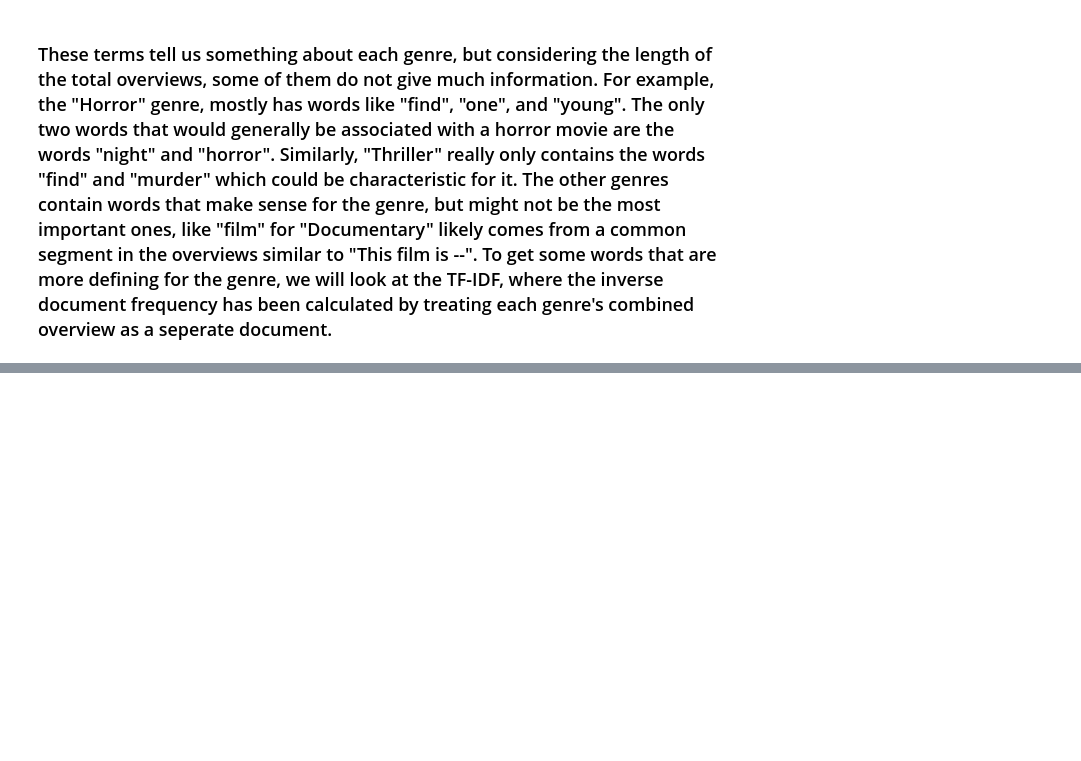
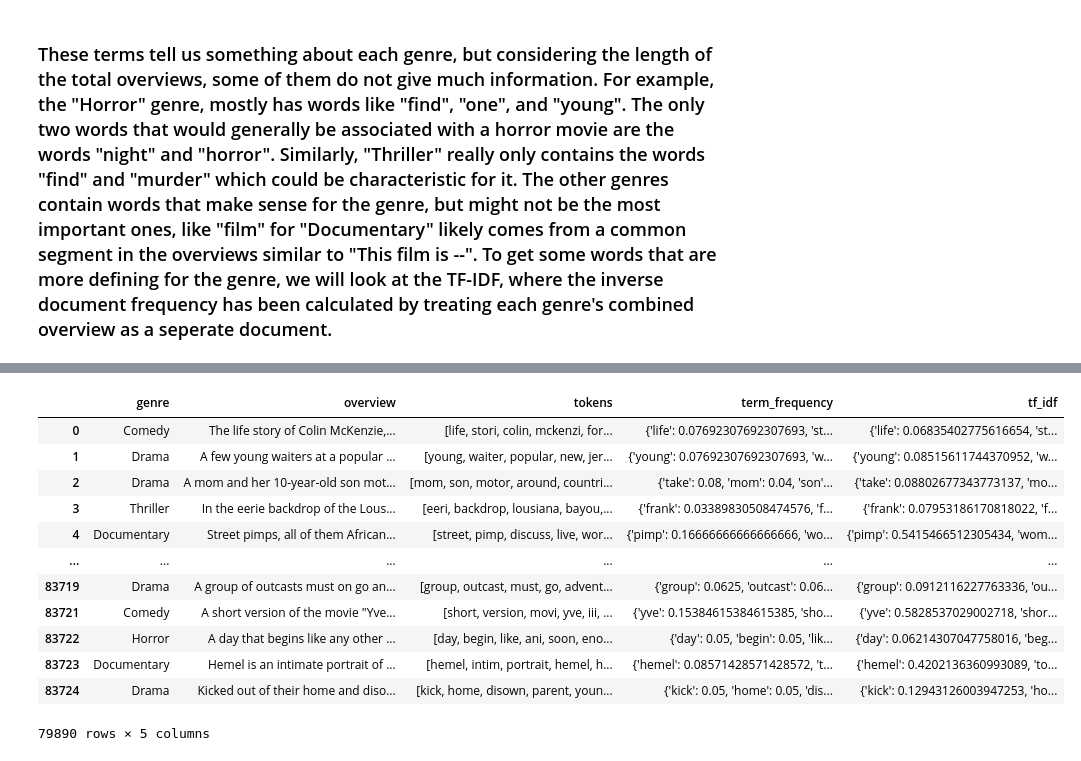
Before and after one commit to Simo067m/ComSocSci-Assignments, a Jupyter notebook: project/text_analysis.ipynb, the cells around one changed output, grey strips where cells are left out. Cells and saved outputs as stored; diff of their text form; code cells hidden in the pictures; blank space fills up the shorter version.

```diff
--- a/project/text_analysis.ipynb
+++ b/project/text_analysis.ipynb
@@ -301,0 +320,20 @@ plot_genre_clouds_in_single_figure(genre_tokens)
+# %%
+def inverse_document_frequency_df(documents : list):
+    number_of_documents = len(documents)
+    # Find the number of documents containing each token
+    document_frequency = {}
+    for document in documents:
+        for token in set(document):
+            if token not in document_frequency:
+                document_frequency[token] = 1
+            else:
+                document_frequency[token] += 1
+    # Find the inverse document frequency of each token
+    inverse_document_frequency = {token : np.log10(number_of_documents / document_frequency[token]) for token in document_frequency}
+    return inverse_document_frequency
+# %%
+# Compute the inverse document frequency
+idf = inverse_document_frequency_df(overviews)
+# %%
+# Compute the term frequency
+genre_overview_df["term_frequency"] = genre_overview_df["tokens"].apply(term_frequency)
@@ -301,0 +343,16 @@ plot_genre_clouds_in_single_figure(genre_tokens)
+# %%
+genre_overview_df
+# %% [output]
+|  | genre | overview | tokens | term_frequency | tf_idf |
+| 0 | Comedy | The life story of Colin McKenzie,... | [life, stori, colin, mckenzi, for... | {'life': 0.07692307692307693, 'st... | {'life': 0.06835402775616654, 'st... |
+| 1 | Drama | A few young waiters at a popular ... | [young, waiter, popular, new, jer... | {'young': 0.07692307692307693, 'w... | {'young': 0.08515611744370952, 'w... |
+| 2 | Drama | A mom and her 10-year-old son mot... | [mom, son, motor, around, countri... | {'take': 0.08, 'mom': 0.04, 'son'... | {'take': 0.08802677343773137, 'mo... |
+| 3 | Thriller | In the eerie backdrop of the Lous... | [eeri, backdrop, lousiana, bayou,... | {'frank': 0.03389830508474576, 'f... | {'frank': 0.07953186170818022, 'f... |
+| 4 | Documentary | Street pimps, all of them African... | [street, pimp, discuss, live, wor... | {'pimp': 0.16666666666666666, 'wo... | {'pimp': 0.5415466512305434, 'wom... |
+| ... | ... | ... | ... | ... | ... |
+| 83719 | Drama | A group of outcasts must on go an... | [group, outcast, must, go, advent... | {'group': 0.0625, 'outcast': 0.06... | {'group': 0.0912116227763336, 'ou... |
+| 83721 | Comedy | A short version of the movie "Yve... | [short, version, movi, yve, iii, ... | {'yve': 0.15384615384615385, 'sho... | {'yve': 0.5828537029002718, 'shor... |
+| 83722 | Horror | A day that begins like any other ... | [day, begin, like, ani, soon, eno... | {'day': 0.05, 'begin': 0.05, 'lik... | {'day': 0.06214307047758016, 'beg... |
+| 83723 | Documentary | Hemel is an intimate portrait of ... | [hemel, intim, portrait, hemel, h... | {'hemel': 0.08571428571428572, 't... | {'hemel': 0.4202136360993089, 'to... |
+| 83724 | Drama | Kicked out of their home and diso... | [kick, home, disown, parent, youn... | {'kick': 0.05, 'home': 0.05, 'dis... | {'kick': 0.12943126003947253, 'ho... |
+79890 rows × 5 columns
```
Also changed, not shown: parts of 18 cells of this notebook.
